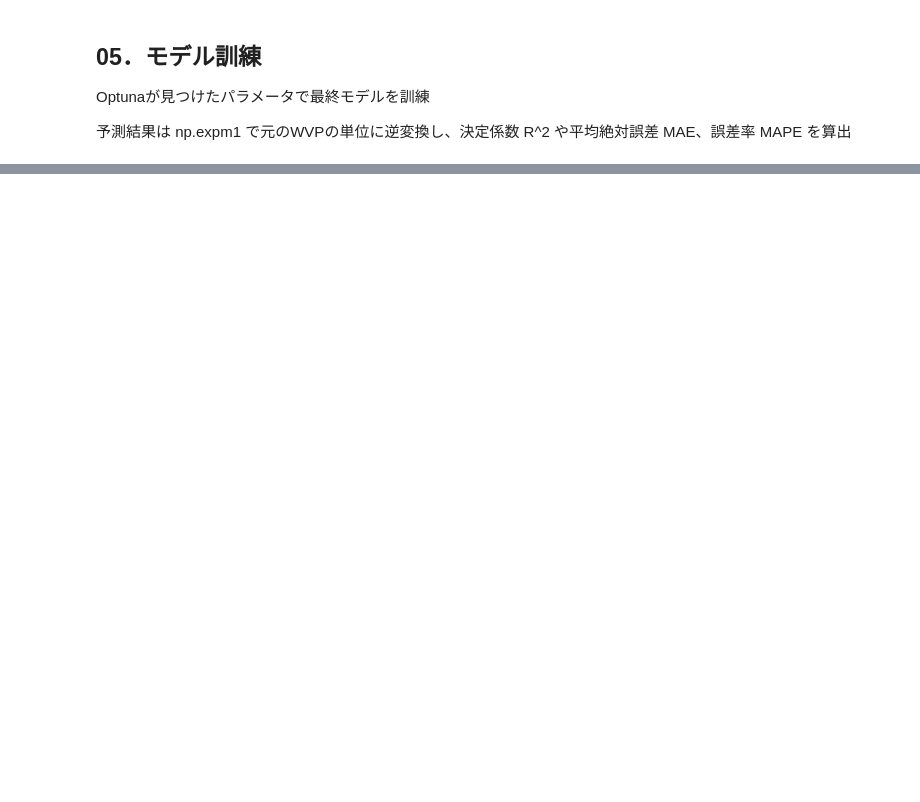
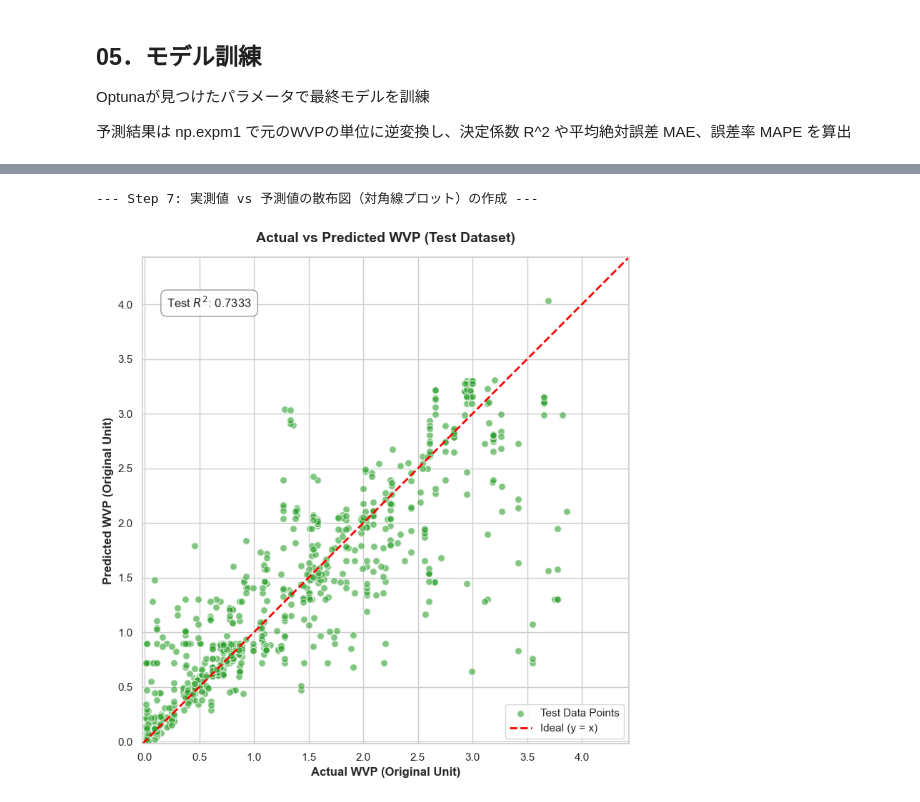
Before and after one commit to karinnkhm-stack/coating_ML_260618, a Jupyter notebook: notebooks/train/05_final_training.ipynb, the cells around one changed output, grey strips where cells are left out. Saved outputs shown, nothing was run; the diff lists cells and outputs as text; code cells hidden in the pictures; blank space fills up the shorter version.

```diff
--- a/notebooks/train/05_final_training.ipynb
+++ b/notebooks/train/05_final_training.ipynb
@@ -235,0 +157,60 @@ if __name__ == "__main__":
+# %%
+import numpy as np
+import pandas as pd
+import matplotlib.pyplot as plt
+import seaborn as sns
+from sklearn.metrics import r2_score
+
+def plot_predicted_vs_actual(model, X_test, y_test):
+    print("--- Step 7: 実測値 vs 予測値の散布図（対角線プロット）の作成 ---")
+
+    # 1. テストデータに対する予測を出力（対数スケール）
+    preds_log = model.predict(X_test)
+
+    # 2. 元のWVP単位に逆変換 (np.expm1)
+    y_actual = np.expm1(y_test)
+    y_pred = np.expm1(preds_log)
+
+    # 3. グラフの描画設定
+    plt.figure(figsize=(8, 8), dpi=100)
+    sns.set_theme(style="whitegrid")
+
+    # 散布図のプロット
+    plt.scatter(y_actual, y_pred, color='#2ca02c', alpha=0.6, edgecolors='w', s=50, label='Test Data Points')
+
+    # 4. 理想的な対角線 (y = x) の描画
+    min_val = min(y_actual.min(), y_pred.min()) * 0.9
+    max_val = max(y_actual.max(), y_pred.max()) * 1.1
+
+    plt.plot([min_val, max_val], [min_val, max_val], color='red', linestyle='--', linewidth=2, label='Ideal (y = x)')
+
+    # 5. グラフの装飾・テキスト追加
+    plt.title('Actual vs Predicted WVP (Test Dataset)', fontsize=14, fontweight='bold', pad=15)
+    plt.xlabel('Actual WVP (Original Unit)', fontsize=12, fontweight='bold')
+    plt.ylabel('Predicted WVP (Original Unit)', fontsize=12, fontweight='bold')
+
+    # グラフ内にR²の値を表示する
+    r2_test = r2_score(y_actual, y_pred)
+    text_box = f"Test $R^2$: {r2_test:.4f}"
+    plt.gca().text(0.05, 0.92, text_box, transform=plt.gca().transAxes, fontsize=12,
+                   verticalalignment='top', bbox=dict(boxstyle='round,pad=0.5', facecolor='white', alpha=0.8, edgecolor='gray'))
+
+    # 軸の範囲を等しくして正方形にする
+    plt.xlim(min_val, max_val)
+    plt.ylim(min_val, max_val)
+    plt.legend(loc='lower right', fontsize=11)
+    plt.gca().set_aspect('equal', adjustable='box')
+
+    plt.tight_layout()
+    plt.show()
+
+# ─── 実行部分 ───
+if __name__ == "__main__":
+    try:
+        # 05の final_model, X_test, y_test をそのまま使用します
+        plot_predicted_vs_actual(final_model, X_test, y_test)
+    except NameError:
+        print("⚠️ final_model, X_test, y_test のいずれかが見つかりません。05のノートブックの最下部で実行してください。")
+# %% [output]
+--- Step 7: 実測値 vs 予測値の散布図（対角線プロット）の作成 ---
+[figure, added]
```
Also changed, not shown: parts of 3 cells of this notebook, 39 other files.
